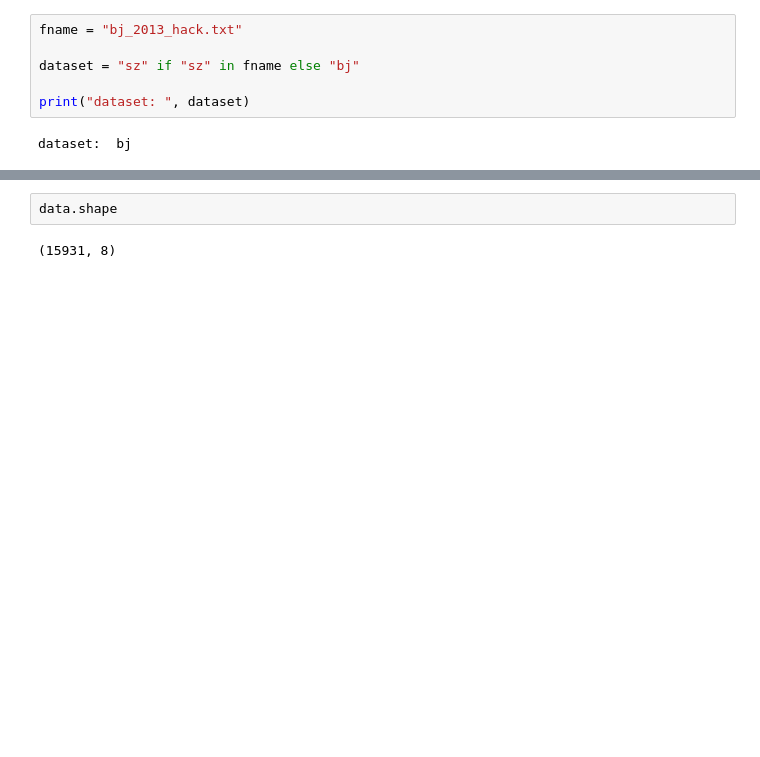
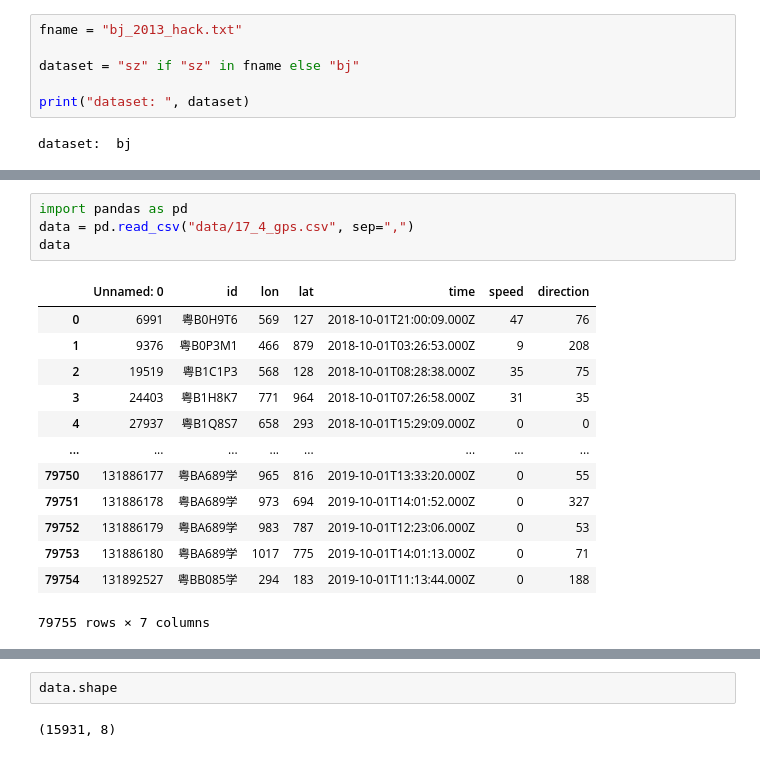
Before and after one commit to iwcyou/kharita, a Jupyter notebook: test.ipynb, the cells around one changed output, grey strips where cells are left out. Saved outputs shown, nothing was run; the diff lists cells and outputs as text; blank space fills up the shorter version.

```diff
--- a/test.ipynb
+++ b/test.ipynb
@@ -32,3 +54,21 @@ data
+# %%
+import pandas as pd
+data = pd.read_csv("data/17_4_gps.csv", sep=",")
+data
+# %% [output]
+|  | Unnamed: 0 | id | lon | lat | time | speed | direction |
+| 0 | 6991 | 粤B0H9T6 | 569 | 127 | 2018-10-01T21:00:09.000Z | 47 | 76 |
+| 1 | 9376 | 粤B0P3M1 | 466 | 879 | 2018-10-01T03:26:53.000Z | 9 | 208 |
+| 2 | 19519 | 粤B1C1P3 | 568 | 128 | 2018-10-01T08:28:38.000Z | 35 | 75 |
+| 3 | 24403 | 粤B1H8K7 | 771 | 964 | 2018-10-01T07:26:58.000Z | 31 | 35 |
+| 4 | 27937 | 粤B1Q8S7 | 658 | 293 | 2018-10-01T15:29:09.000Z | 0 | 0 |
+| ... | ... | ... | ... | ... | ... | ... | ... |
+| 79750 | 131886177 | 粤BA689学 | 965 | 816 | 2019-10-01T13:33:20.000Z | 0 | 55 |
+| 79751 | 131886178 | 粤BA689学 | 973 | 694 | 2019-10-01T14:01:52.000Z | 0 | 327 |
+| 79752 | 131886179 | 粤BA689学 | 983 | 787 | 2019-10-01T12:23:06.000Z | 0 | 53 |
+| 79753 | 131886180 | 粤BA689学 | 1017 | 775 | 2019-10-01T14:01:13.000Z | 0 | 71 |
+| 79754 | 131892527 | 粤BB085学 | 294 | 183 | 2019-10-01T11:13:44.000Z | 0 | 188 |
+79755 rows × 7 columns
 # %%
 import pickle
 dataset_name = "bj"
```
Also changed, not shown: parts of 12 cells of this notebook, 2 other files.
